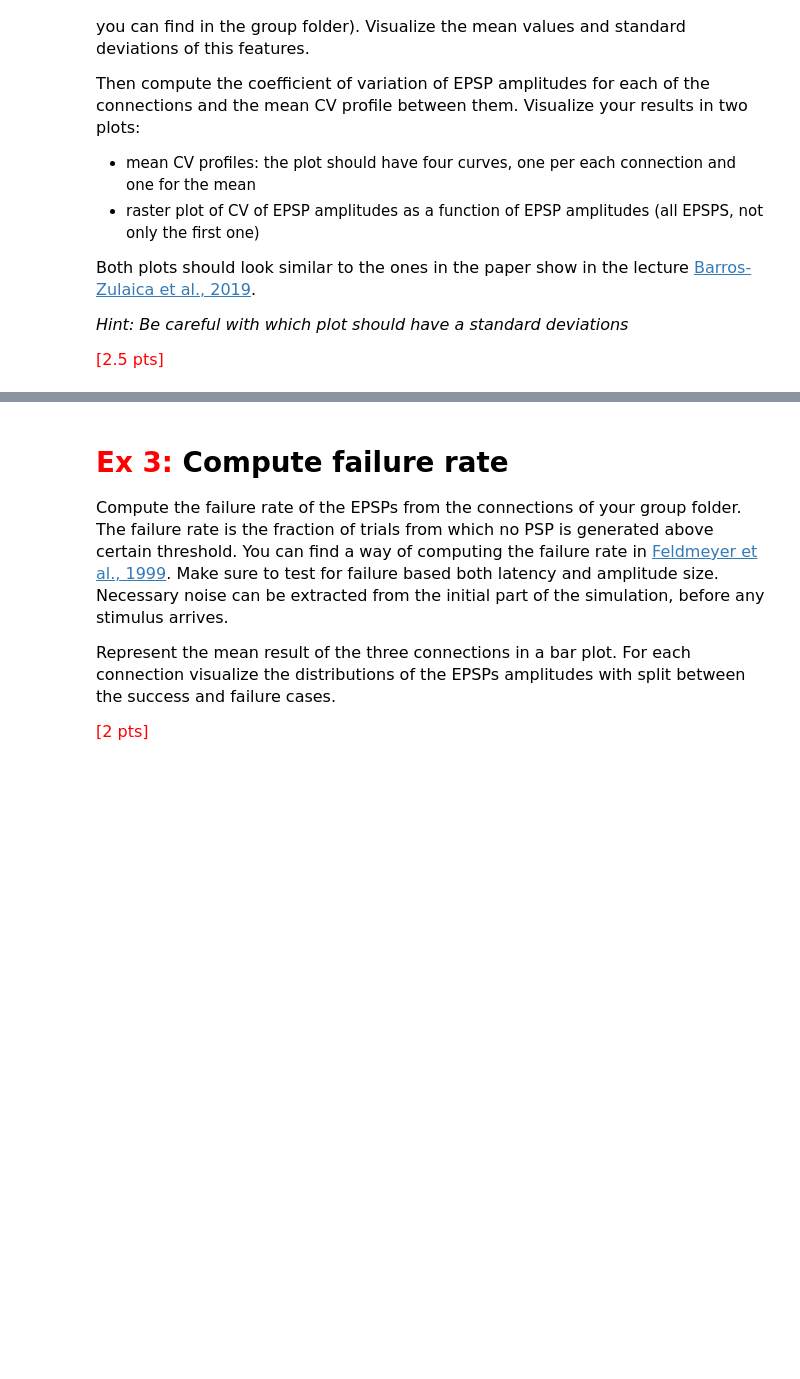
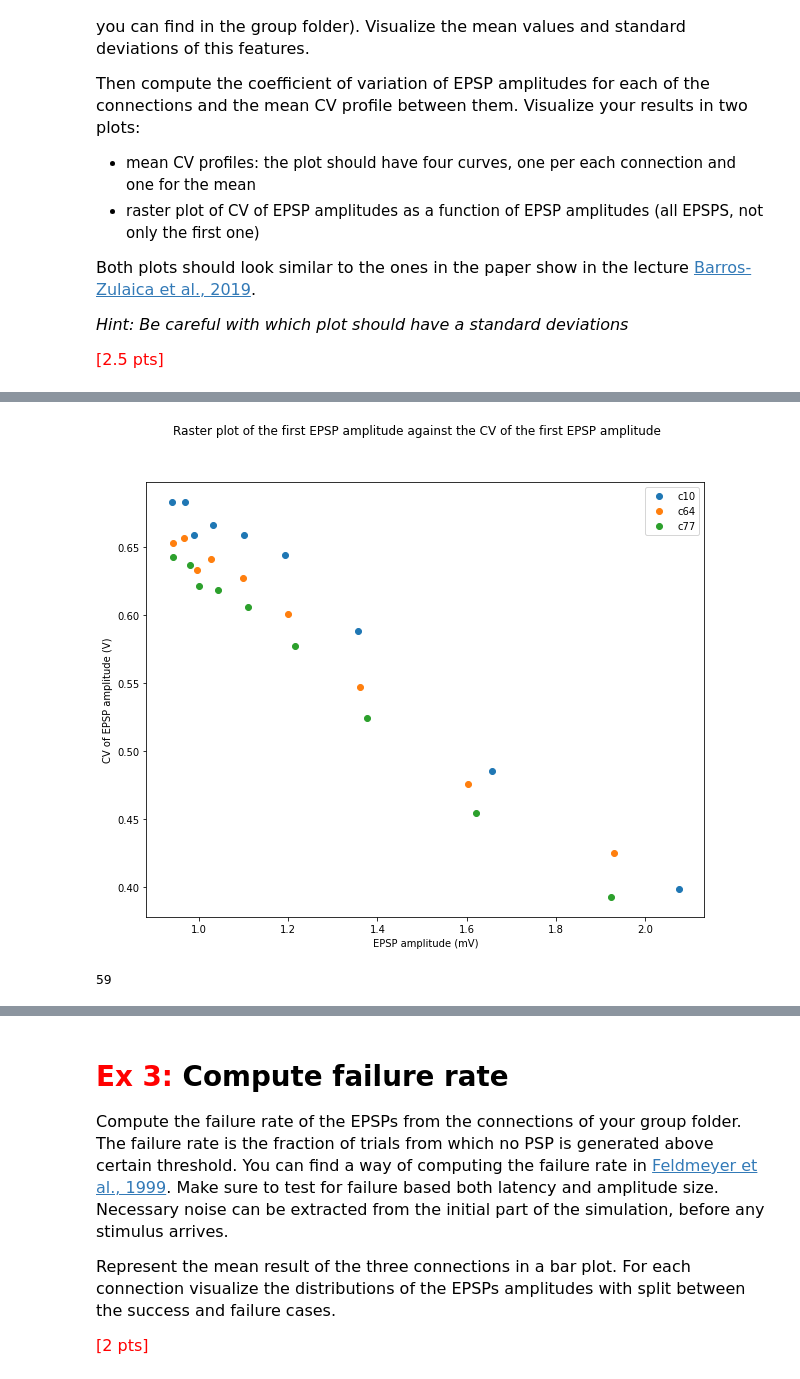
Before and after one commit to GBNTN/In_Silico_Homeworks, a Jupyter notebook: Week8_HomeWork_Martim.ipynb, the cells around one changed output, grey strips where cells are left out. Cells and saved outputs as stored; diff of their text form; code cells hidden in the pictures; blank space fills up the shorter version.

```diff
--- a/Week8_HomeWork_Martim.ipynb
+++ b/Week8_HomeWork_Martim.ipynb
@@ -44,0 +263,66 @@ __IMPORTANT:__<font size = "3"> Exercises in <font color='red'>red</font> are ma
+# %%
+all_amps = [[] for i in range(len(data))]
+all_CVs = [[] for i in range(len(data))]
+
+
+for i in range(len(data)):
+
+    amps = []
+    CVs = []
+
+    for j in range(len(stimulation_indices)):
+
+        for key in data[i].keys():
+
+            trace = np.array((d.get(key)))
+
+            psp_trace, _ = extract_PSP_window(trace, time, stimulation_indices[j])
+
+            amplitude = extract_amplitude(psp_trace)
+
+            amps.append(amplitude)
+
+        mean_amp = np.mean(amps)
+        CV = variation(amps)
+
+        all_amps[i].append(mean_amp)
+        all_CVs[i].append(CV)
+
+fig, ax = plt.subplots(figsize=(10, 8))
+
+for i, amps, CVs in zip(range(len(all_amps)), all_amps, all_CVs):
+    plt.scatter(amps, CVs, label = data_names[i])
+
+plt.xlabel("EPSP amplitude (mV)")
+plt.ylabel("CV of EPSP amplitude (V)")
+plt.legend()
+plt.suptitle("Raster plot of the first EPSP amplitude against the CV of the first EPSP amplitude")
+plt.show()
+# %% [output]
+[figure, added]
+# %%
+# Global array
+values = ([[] for i in range(len(stimulation_indices))])
+values_per_connection = []
+
+for d in data:
+
+    # 1 array per connection:
+    curr_values = ([[] for i in range(len(stimulation_indices))])
+
+    for i in range(len(stimulation_indices)):
+        for key in d.keys():
+
+            trace = np.array((d.get(key)))
+            psp_trace, _ = extract_PSP_window(trace, time, stimulation_indices[i])
+            amplitude = extract_amplitude(psp_trace)
+            CV = variation(psp_trace)
+            values[i].append(CV)
+            curr_values[i].append(CV)
+
+    values_per_connection.append(curr_values)
+
+# values_per_connection.append(np.mean(values, axis = 1))
+print(len(values_per_connection[2][2]))
+# %% [output]
+59
```
Also changed, not shown: parts of 17 cells of this notebook.
